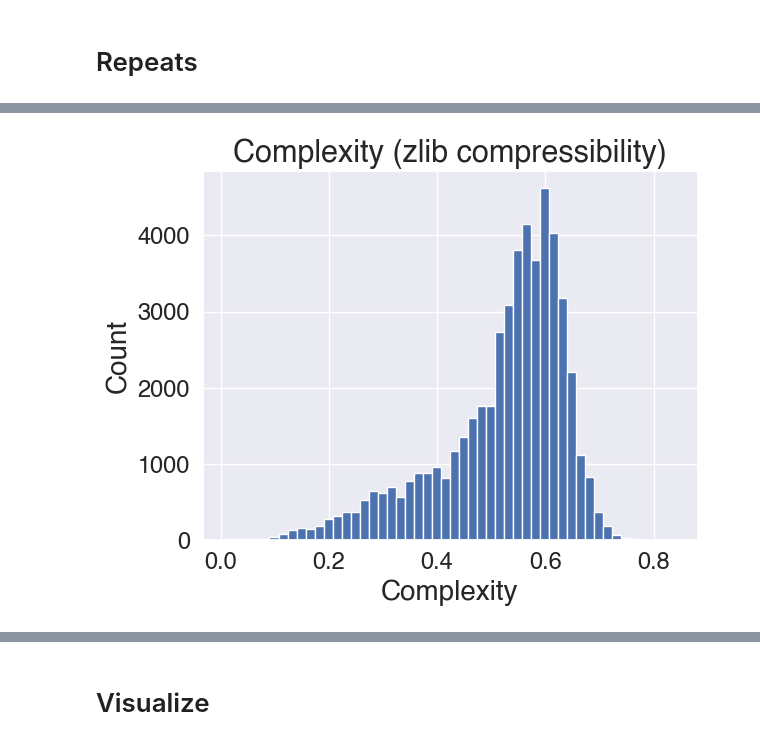
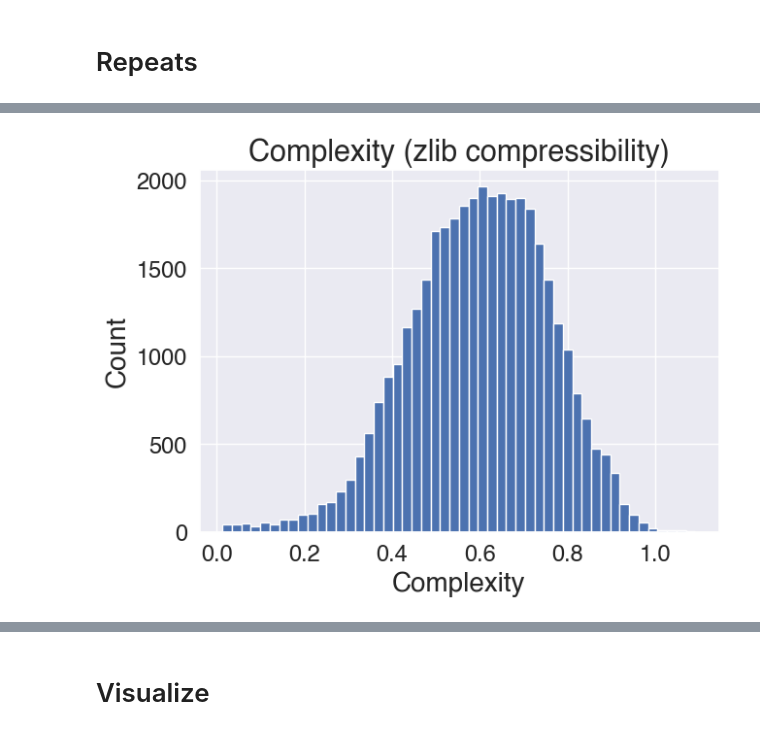
Before and after one commit to sunnyddelight/latent_memorization, a Jupyter notebook: notebooks/analysis.ipynb, the cells around one changed output, grey strips where cells are left out. Saved outputs shown, nothing was run; the diff lists cells and outputs as text; code cells hidden in the pictures.

```diff
--- a/notebooks/analysis.ipynb
+++ b/notebooks/analysis.ipynb
@@ -168,17 +152,17 @@ df
 # %%
-complexity = np.load('../results/zcomplexity.npy')
+complexity = np.load('../results/mem_once/zcomplexity.csv.npy')
 ser = pd.DataFrame(complexity)
 ser.index = np.arange(len(complexity)) * 20 + 1024 * 10000
 ser.columns = [30] #np.arange(1, 256)
 # ser[0] = 1.0
 f, ax = plt.subplots()
 ax.hist(ser.loc[:, 30], bins=50)
 ax.set_title("Complexity (zlib compressibility)")
 ax.set_ylabel("Count")
 ax.set_xlabel("Complexity")
 f.savefig("../figures/complexity.pdf")
 # %% [output]
-[figure, old version]
+[figure, new version]
 # %%
 topk = np.load("../results/topk/topk.npy")
 repeat_counts = []
```
Also changed, not shown: parts of 8 cells of this notebook, 6 other files.
